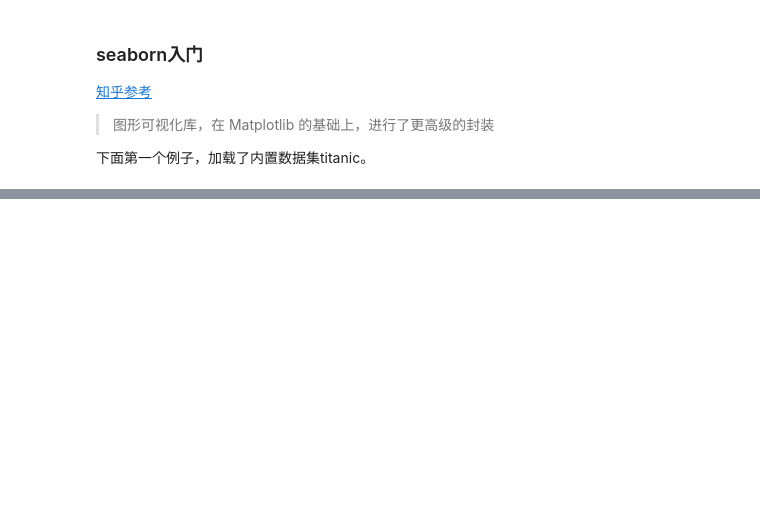
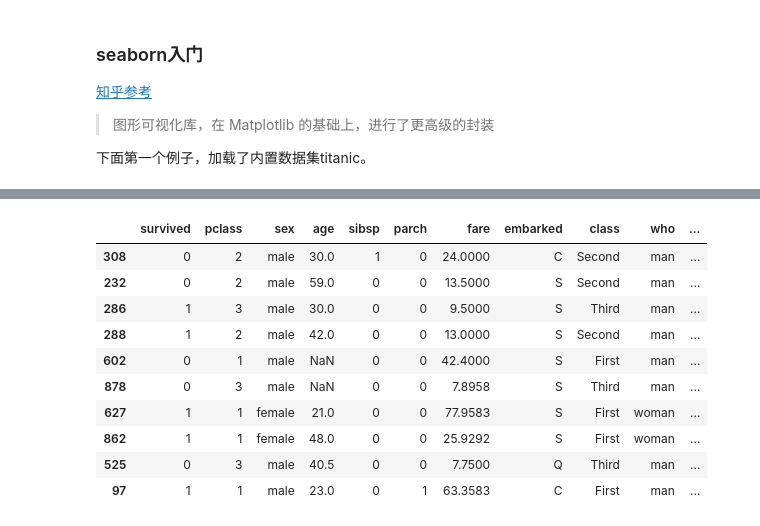
Before and after one commit to jasonadu/crash-course, a Jupyter notebook: study/seaborn入门.ipynb, the cells around one changed output, grey strips where cells are left out. Saved outputs shown, nothing was run; the diff lists cells and outputs as text; code cells hidden in the pictures; blank space fills up the shorter version.

```diff
--- a/study/seaborn入门.ipynb
+++ b/study/seaborn入门.ipynb
@@ -28,2 +28,17 @@ sns.barplot(x='class', y='survived', data=titanic)
 <matplotlib.axes._subplots.AxesSubplot at 0x...>
 [figure]
+# %%
+#查看数据集的随机10行数据，用sample方法
+titanic.sample(10)
+# %% [output]
+|  | survived | pclass | sex | age | sibsp | parch | fare | embarked | class | who | ... |
+| 308 | 0 | 2 | male | 30.0 | 1 | 0 | 24.0000 | C | Second | man | ... |
+| 232 | 0 | 2 | male | 59.0 | 0 | 0 | 13.5000 | S | Second | man | ... |
+| 286 | 1 | 3 | male | 30.0 | 0 | 0 | 9.5000 | S | Third | man | ... |
+| 288 | 1 | 2 | male | 42.0 | 0 | 0 | 13.0000 | S | Second | man | ... |
+| 602 | 0 | 1 | male | NaN | 0 | 0 | 42.4000 | S | First | man | ... |
+| 878 | 0 | 3 | male | NaN | 0 | 0 | 7.8958 | S | Third | man | ... |
+| 627 | 1 | 1 | female | 21.0 | 0 | 0 | 77.9583 | S | First | woman | ... |
+| 862 | 1 | 1 | female | 48.0 | 0 | 0 | 25.9292 | S | First | woman | ... |
+| 525 | 0 | 3 | male | 40.5 | 0 | 0 | 7.7500 | Q | Third | man | ... |
+| 97 | 1 | 1 | male | 23.0 | 0 | 1 | 63.3583 | C | First | man | ... |
```
Also changed, not shown: parts of 6 cells of this notebook.
